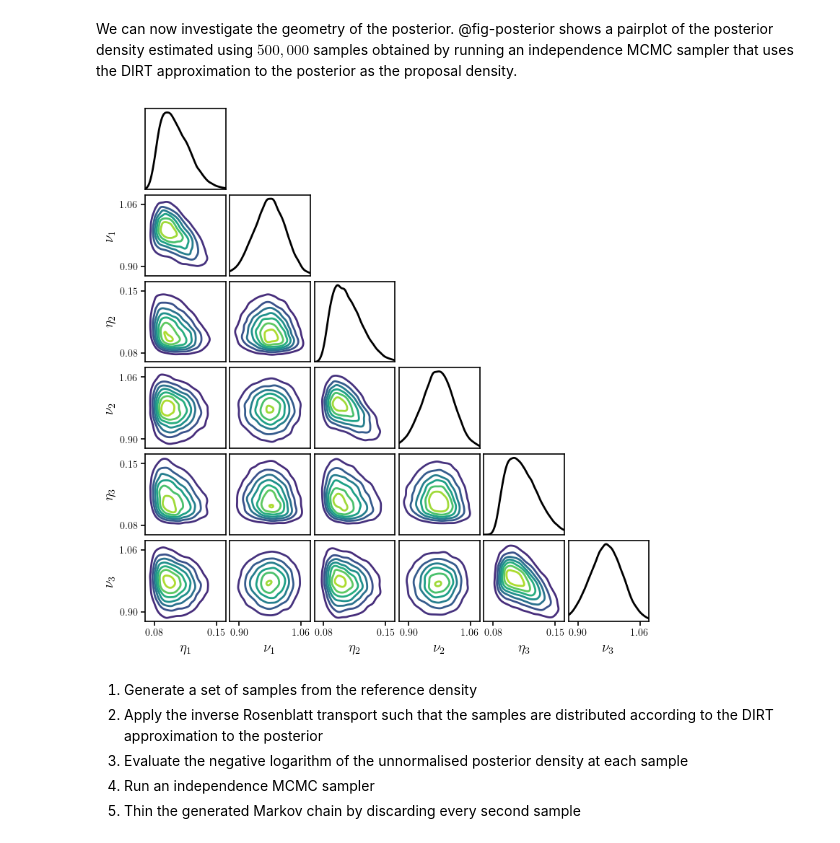
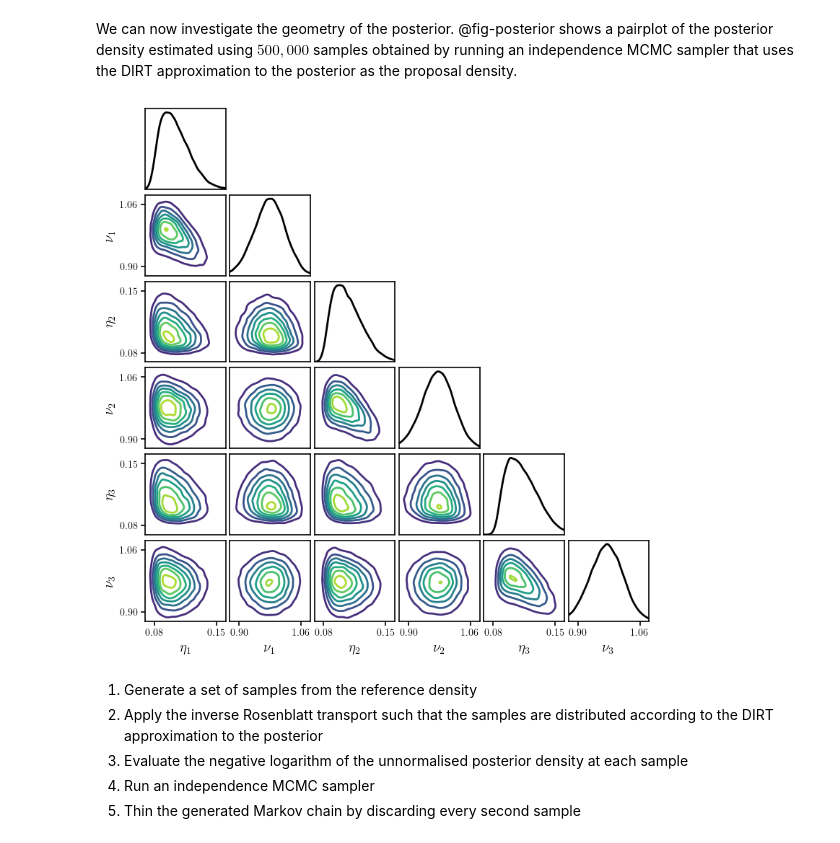
Before and after one commit to DeepTransport/deep-tensor-py, a Jupyter notebook: docs/examples/sir/example_paper.ipynb, the cells around one changed output. Drawn from its saved outputs; the diff is of its cells as text; code cells hidden in the pictures.

```diff
--- a/docs/examples/sir/example_paper.ipynb
+++ b/docs/examples/sir/example_paper.ipynb
@@ -184,7 +184,7 @@ We can now investigate the geometry of the posterior. @fig-posterior shows a pai
 #| fig-cap: A pair plot of the posterior density of the SIR model with three compartments, estimated using $500,000$ samples from the posterior.
 #| label: fig-posterior
 
-num_samples = 100_000
+num_samples = 1_000_000
 
 rs = dirt_post.reference.random(n=num_samples, d=dim)                   # <1>
 xs, neglogfxs_dirt = dirt_post.eval_irt(rs)                             # <2>
@@ -236,34 +236,34 @@ for i in range(xs.shape[1]):
     for j in range(i+1):
         if j > 0 or i == 0:
             axes[i][j].set_yticks([])
         if i != dim - 1:
             axes[i][j].set_xticks([])
 
 for i in range(xs.shape[1]):
     kde = gaussian_kde(xs[:, i].numpy())
     is_ = torch.linspace(bounds[i][0], bounds[i][1], n)
     axes[i][i].plot(is_, kde(is_), c="k")
     axes[i][i].set_xlim(bounds[i])
     axes[i][i].set_ylim(bottom=0.0)
 axes[dim-1][dim-1].set_xticks(ticks[dim-1])
 
 for i in range(xs.shape[1]):
     for j in range(i+1, dim):
         axes[i][j].set_axis_off()
 
 for i in range(dim):
     label = (r"$\eta_{" if i%2==0 else r"$\nu_{") + f"{(i+2)//2}" + r"}$"
     if i > 0:
         axes[i][0].set_ylabel(label)
     axes[dim-1][i].set_xlabel(label)
 
 plt.tight_layout()
 plt.subplots_adjust(wspace=0.05, hspace=0.05)
 
 save_path = plot_path.joinpath("posterior.pdf").resolve()
 plt.savefig(save_path)
 # %% [output]
-[figure, old version]
+[figure, new version]
 # %% [markdown]
 1. Generate a set of samples from the reference density
 2. Apply the inverse Rosenblatt transport such that the samples are distributed according to the DIRT approximation to the posterior
```
Also changed, not shown: parts of 2 cells of this notebook, 2 other files.
